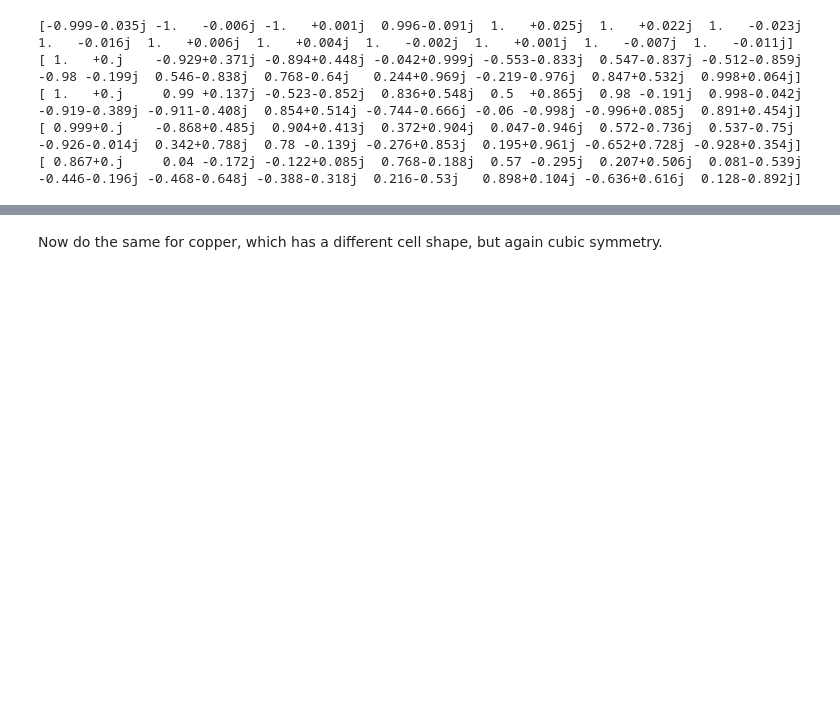
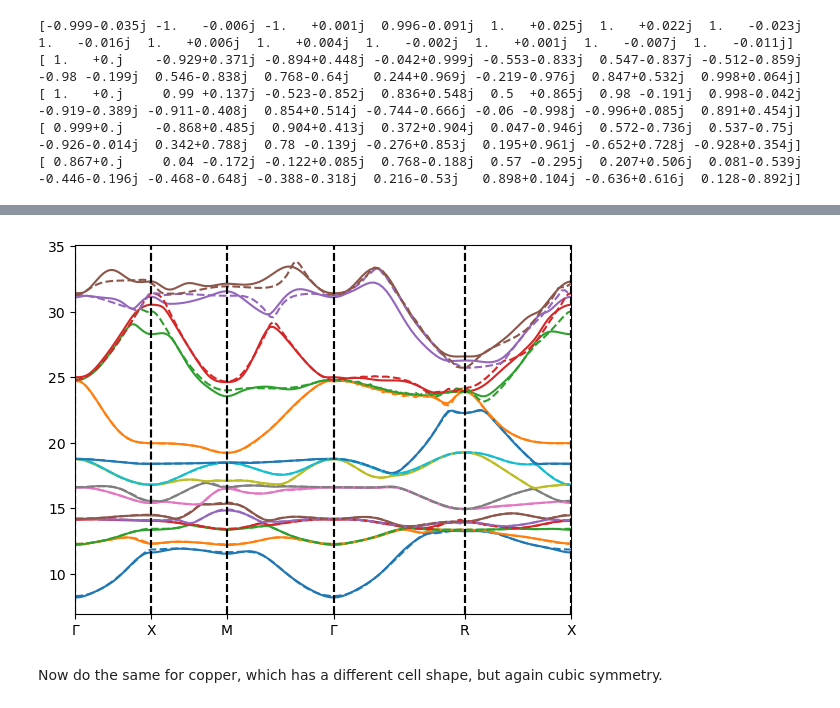
Before and after one commit to redweasel/tight-binding, a Jupyter notebook: notebooks/AsymTightBinding.ipynb, the cells around one changed output, grey strips where cells are left out. Cells and saved outputs as stored; diff of their text form; code cells hidden in the pictures; blank space fills up the shorter version.

```diff
--- a/notebooks/AsymTightBinding.ipynb
+++ b/notebooks/AsymTightBinding.ipynb
@@ -135,3 +153,37 @@ print(np.diag(Uk1 @ np.conj(Uk2.T)))
 [ 1.   +0.j     0.99 +0.137j -0.523-0.852j  0.836+0.548j  0.5  +0.865j  0.98 -0.191j  0.998-0.042j -0.919-0.389j -0.911-0.408j  0.854+0.514j -0.744-0.666j -0.06 -0.998j -0.996+0.085j  0.891+0.454j]
 [ 0.999+0.j    -0.868+0.485j  0.904+0.413j  0.372+0.904j  0.047-0.946j  0.572-0.736j  0.537-0.75j  -0.926-0.014j  0.342+0.788j  0.78 -0.139j -0.276+0.853j  0.195+0.961j -0.652+0.728j -0.928+0.354j]
 [ 0.867+0.j     0.04 -0.172j -0.122+0.085j  0.768-0.188j  0.57 -0.295j  0.207+0.506j  0.081-0.539j -0.446-0.196j -0.468-0.648j -0.388-0.318j  0.216-0.53j   0.898+0.104j -0.636+0.616j  0.128-0.892j]
+# %%
+# read the data from Quantum Espresso
+import qespresso_interface as qe
+material = qe.QECrystal("nitinol_2_993", [], [], [], 0)
+k_smpl, _, ref_bands, symmetries, fermi_energy = material.read_bands()
+print("Symmetries:", len(symmetries))
+ref_bands = ref_bands[:,8:]
+k_smpl, ref_bands = Symmetry(symmetries).realize_symmetric_data(k_smpl, ref_bands)
+
+band_offset = 0
+
+weights = np.ones(len(ref_bands[0]))
+weights[0] = 0.5 # lowest band can have less precision
+weights[12:] = 0.01 # use 12 bands, use the rest just as "inspiration"
+
+neighbors = ((0, 0, 0), (1, 0, 0), (1, 1, 0), (1, 1, 1), (2, 0, 0), (2, 1, 0))
+neighbors = Symmetry.cubic(True).complete_neighbors(neighbors)
+
+#tb_nitinol = AsymTightBindingModel.init_from_ref(neighbors, k_smpl, ref_bands)
+#tb_nitinol.optimize(k_smpl, 1, ref_bands, weights, band_offset, 100, 1, train_k0=True, max_accel_global=2.0)
+#tb_nitinol.optimize(k_smpl, 1, ref_bands, weights, band_offset, 100, 1, train_k0=True, max_accel_global=16.0)
+tb_nitinol.optimize(k_smpl, 1, ref_bands, weights, band_offset, 100, 1, train_k0=True, max_accel_global=64.0)
+#tb_nitinol.optimize(k_smpl, 1, ref_bands, weights, band_offset, 1000, 32, train_k0=True, regularization=0.999, learning_rate=1.0)
+
+# show error
+tb_nitinol.optimize(k_smpl, 1, ref_bands, weights, band_offset, 0, 1, use_pinv=False)
+
+path = kpaths.KPath('G').to('X').to('M').to('G').to('R').to('X')
+interpolator = kpaths.interpolate(k_smpl, ref_bands, Symmetry.none(), method='cubic')
+path.plot(tb_nitinol, '-')
+path.plot(interpolator, '--')
+#plt.ylim(8, 24)
+plt.show()
+# %% [output]
@@ -137,0 +207 @@ print(np.diag(Uk1 @ np.conj(Uk2.T)))
+[figure, added]
```
Also changed, not shown: parts of 4 cells of this notebook, 15 other files.
